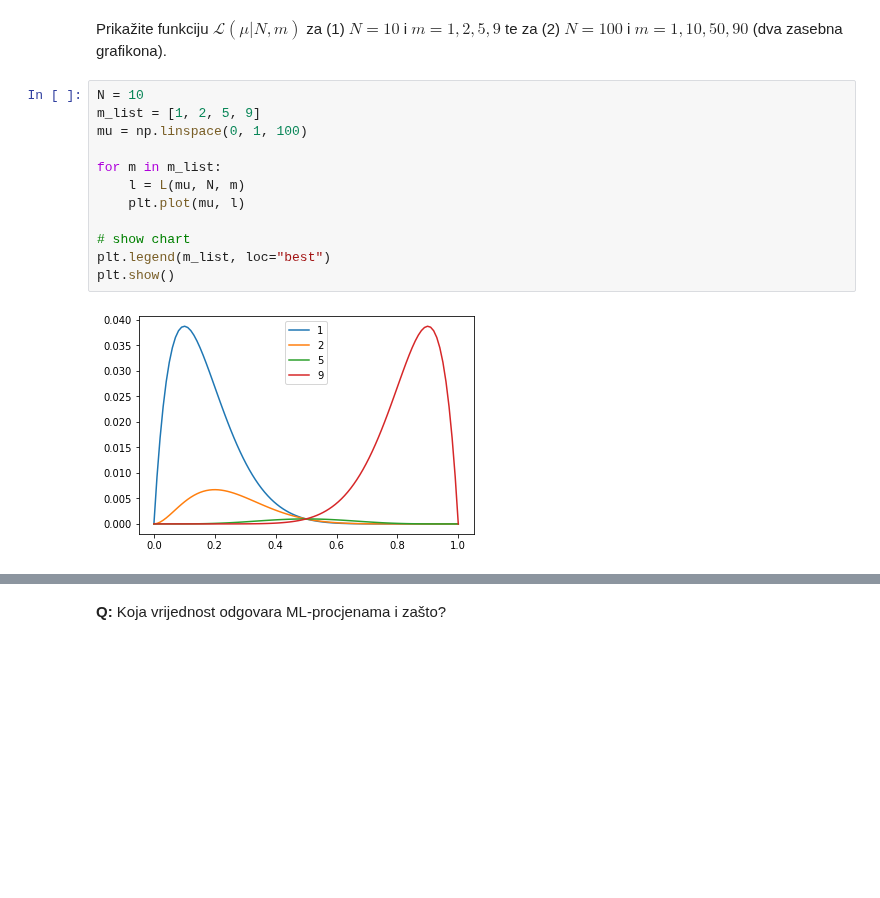
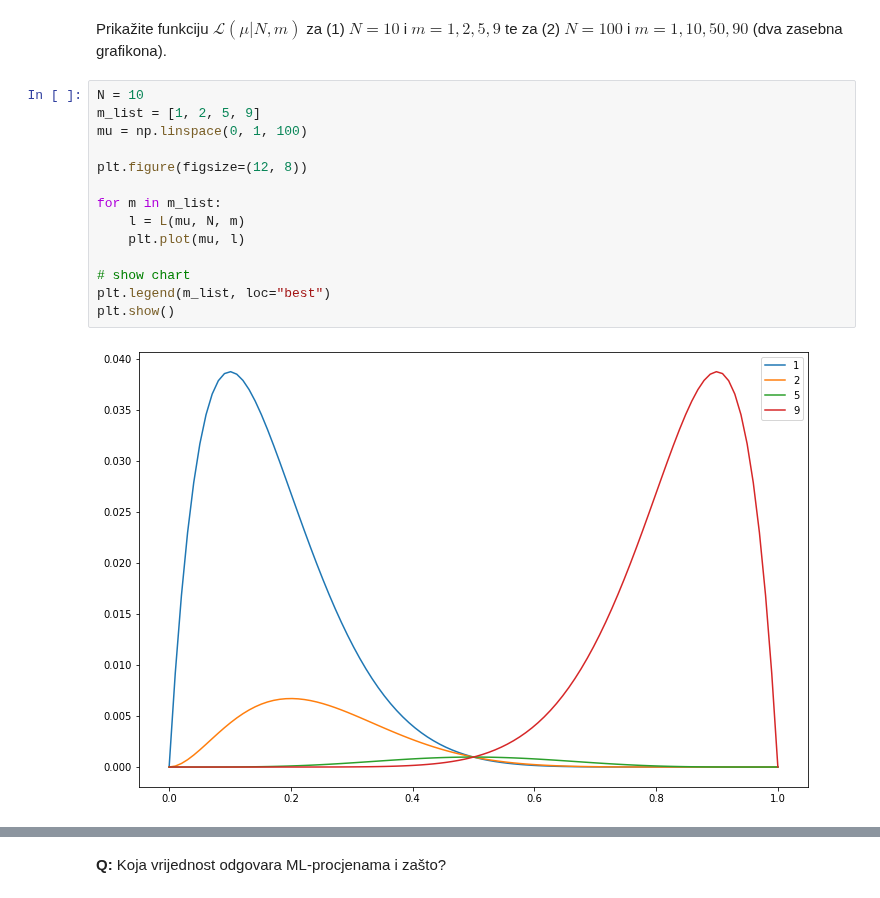
Before and after one commit to sskender/machine-learning-1, a Jupyter notebook: SU1-2021-13-14-Procjena-parametara.ipynb, the cells around one changed output, grey strips where cells are left out. Cells and saved outputs as stored; diff of their text form; blank space fills up the shorter version.

```diff
--- a/SU1-2021-13-14-Procjena-parametara.ipynb
+++ b/SU1-2021-13-14-Procjena-parametara.ipynb
@@ -51,17 +51,19 @@ Prikažite funkciju $\mathcal{L}(\mu|N,m)$ za (1) $N=10$ i $m=1,2,5,9$ te za (2)
 # %%
 N = 10
 m_list = [1, 2, 5, 9]
 mu = np.linspace(0, 1, 100)
+
+plt.figure(figsize=(12, 8))
 
 for m in m_list:
     l = L(mu, N, m)
     plt.plot(mu, l)
 
 # show chart
 plt.legend(m_list, loc="best")
 plt.show()
 # %% [output]
-[figure, old version]
+[figure, new version]
 # %%
 N = 100
 m_list = [1, 10, 50, 90]
```
Also changed, not shown: parts of 9 cells of this notebook.
